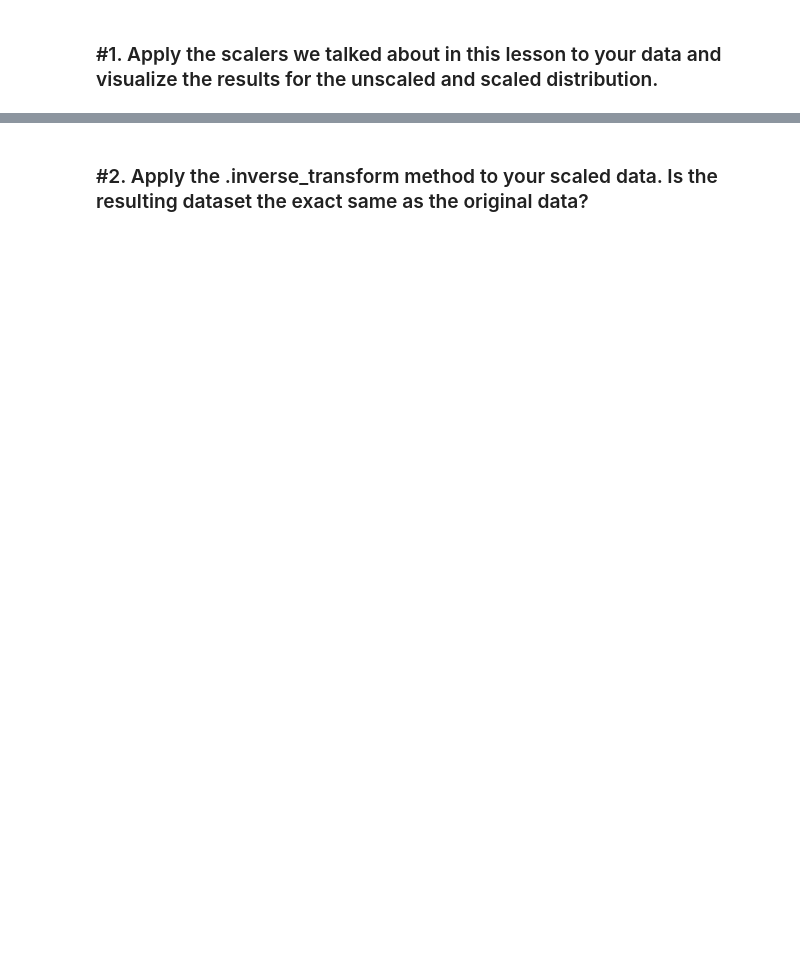
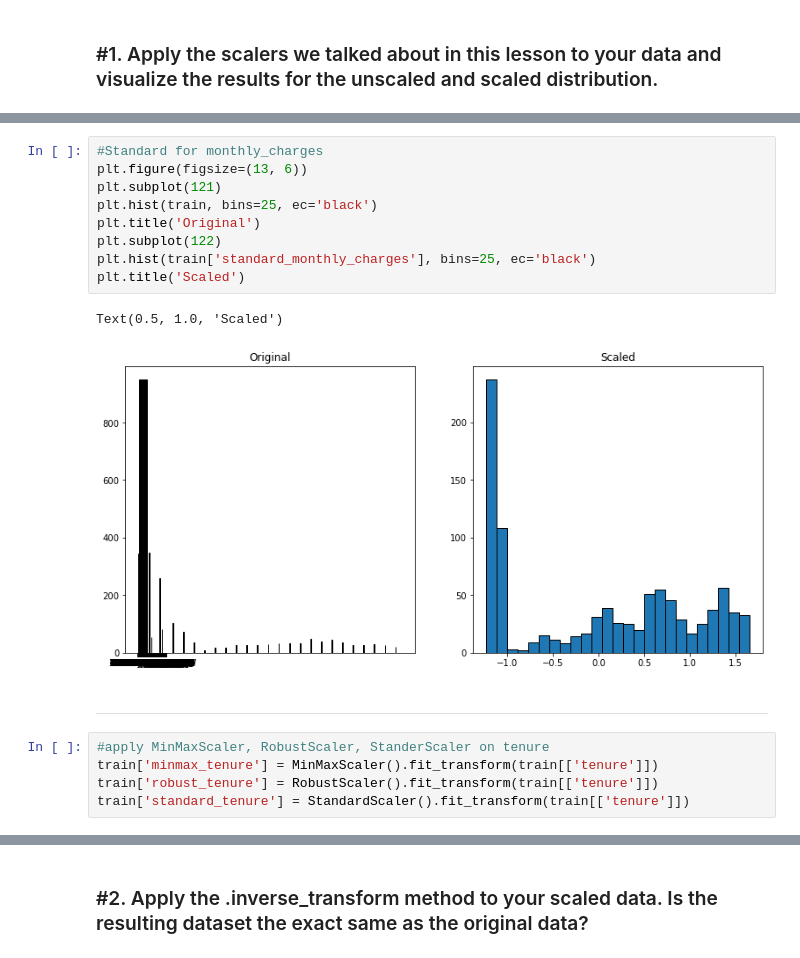
Before and after one commit to natasharivers/regression-exercises, a Jupyter notebook: Scaling.ipynb, the cells around one changed output, grey strips where cells are left out. Drawn from its saved outputs; the diff is of its cells as text; blank space fills up the shorter version.

```diff
--- a/Scaling.ipynb
+++ b/Scaling.ipynb
@@ -58,0 +91,19 @@ NameError: name 'train_val' is not defined
+# %%
+#Standard for monthly_charges
+plt.figure(figsize=(13, 6))
+plt.subplot(121)
+plt.hist(train, bins=25, ec='black')
+plt.title('Original')
+plt.subplot(122)
+plt.hist(train['standard_monthly_charges'], bins=25, ec='black')
+plt.title('Scaled')
+# %% [output]
+Text(0.5, 1.0, 'Scaled')
+[figure, added]
+# %% [markdown]
+________________________
+# %%
+#apply MinMaxScaler, RobustScaler, StanderScaler on tenure
+train['minmax_tenure'] = MinMaxScaler().fit_transform(train[['tenure']])
+train['robust_tenure'] = RobustScaler().fit_transform(train[['tenure']])
+train['standard_tenure'] = StandardScaler().fit_transform(train[['tenure']])
```
Also changed, not shown: parts of 17 cells of this notebook.
